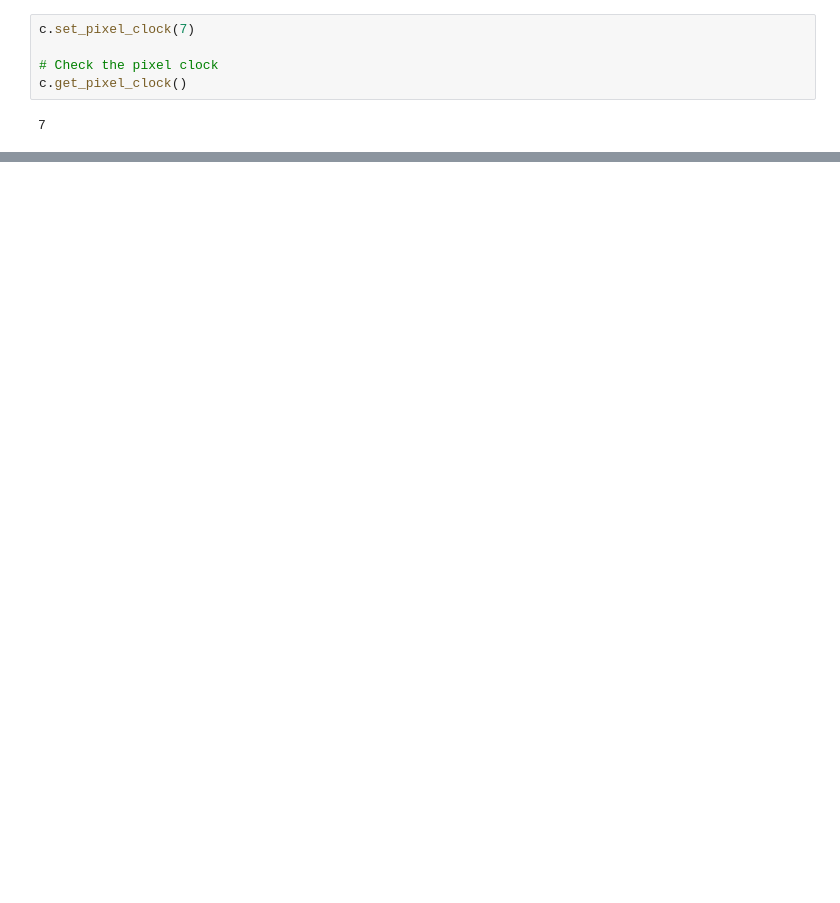
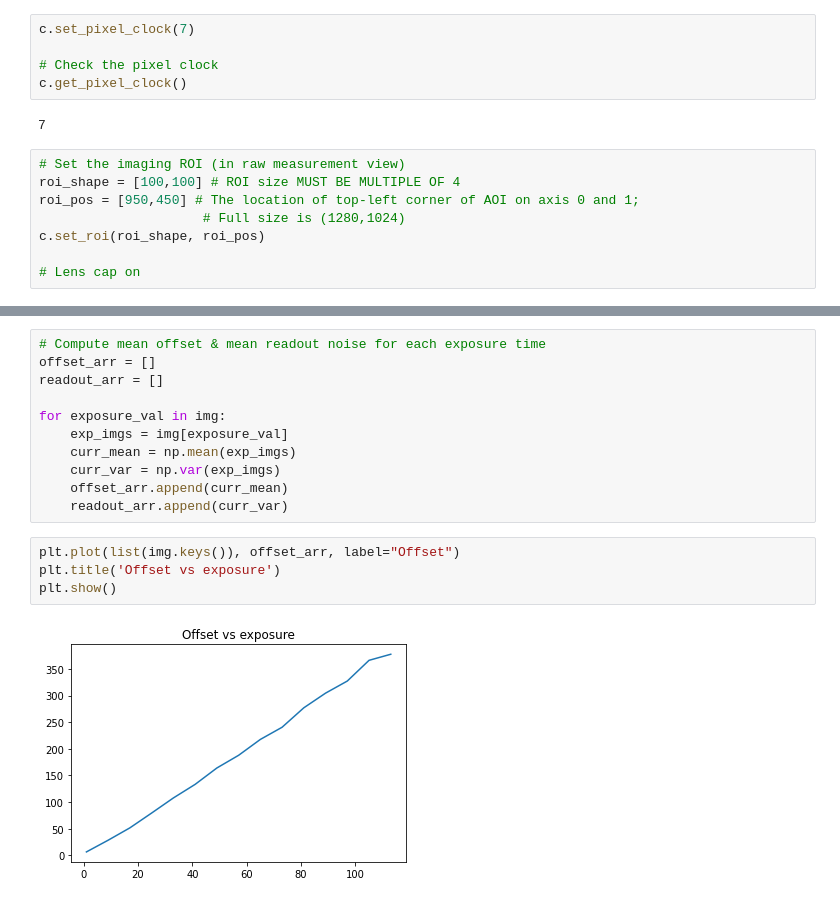
Before and after one commit to PrabhaSahiti/Imaging-Instrumentation, a Jupyter notebook: Lab_I.ipynb, the cells around one changed output, grey strips where cells are left out. Drawn from its saved outputs; the diff is of its cells as text; blank space fills up the shorter version.

```diff
--- a/Lab_I.ipynb
+++ b/Lab_I.ipynb
@@ -43,5 +43,13 @@ c.set_pixel_clock(7)
 c.get_pixel_clock()
 # %% [output]
 7
+# %%
+# Set the imaging ROI (in raw measurement view)
+roi_shape = [100,100] # ROI size MUST BE MULTIPLE OF 4
+roi_pos = [950,450] # The location of top-left corner of AOI on axis 0 and 1;
+                     # Full size is (1280,1024)
+c.set_roi(roi_shape, roi_pos)
+
+# Lens cap on
 # %%
 img = {}
@@ -65,0 +166,17 @@ KeyboardInterrupt:
+# %%
+# Compute mean offset & mean readout noise for each exposure time
+offset_arr = []
+readout_arr = []
+
+for exposure_val in img:
+    exp_imgs = img[exposure_val]
+    curr_mean = np.mean(exp_imgs)
+    curr_var = np.var(exp_imgs)
+    offset_arr.append(curr_mean)
+    readout_arr.append(curr_var)
+# %%
+plt.plot(list(img.keys()), offset_arr, label="Offset")
+plt.title('Offset vs exposure')
+plt.show()
+# %% [output]
+[figure, added]
```
Also changed, not shown: parts of 12 cells of this notebook.
